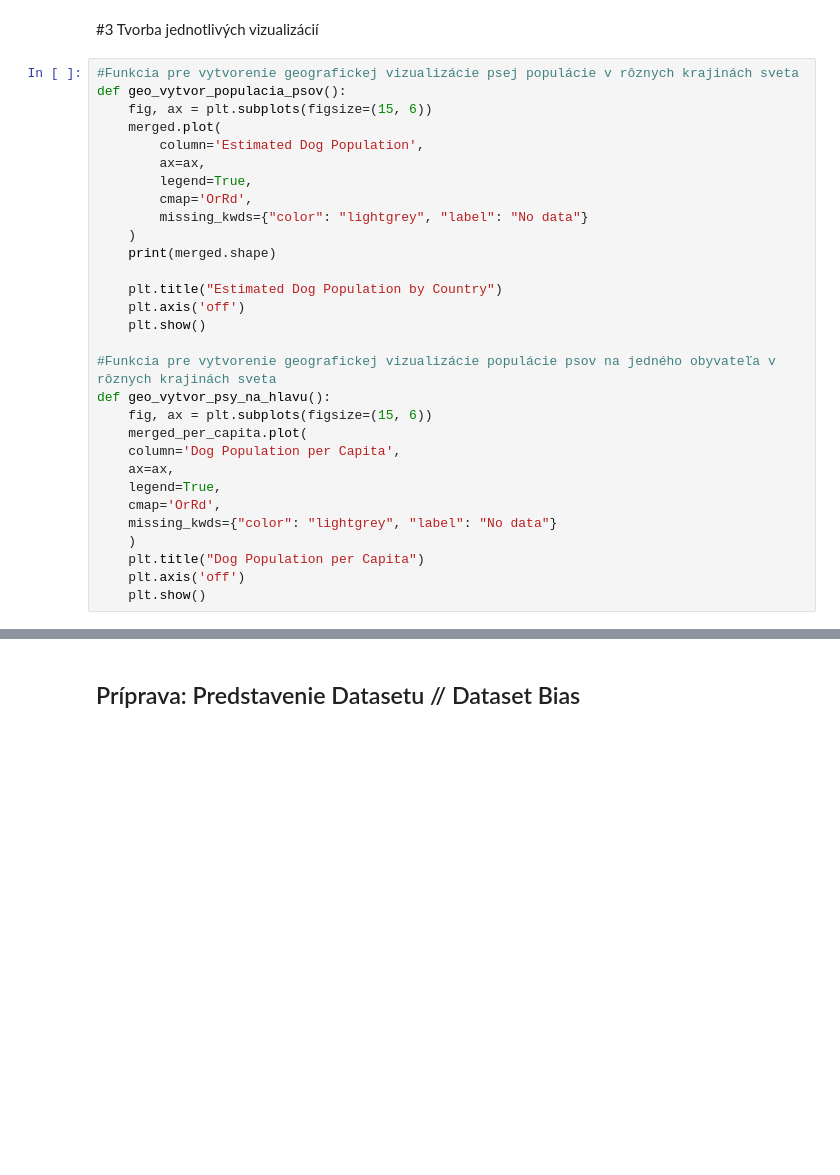
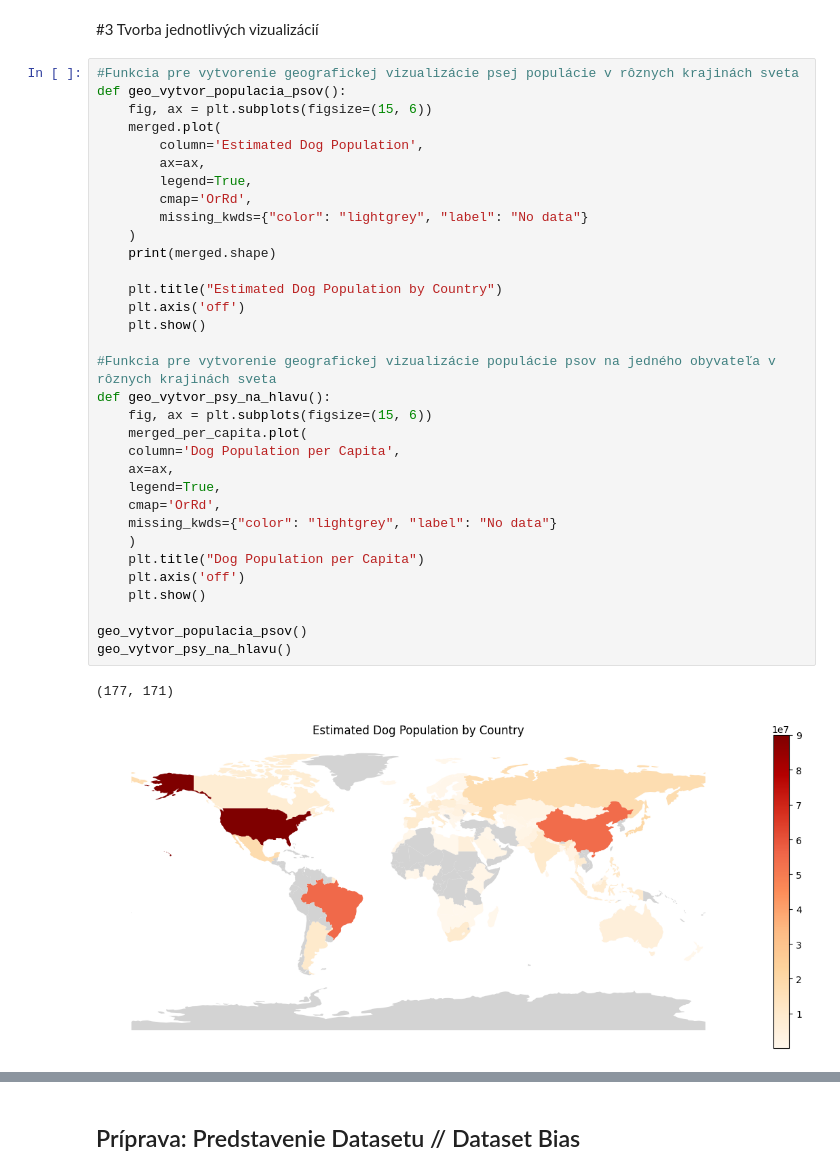
Before and after one commit to Retr-1/AnalyzaPsy, a Jupyter notebook: version.0.1.ipynb, the cells around one changed output, grey strips where cells are left out. Saved outputs shown, nothing was run; the diff lists cells and outputs as text; blank space fills up the shorter version.

```diff
--- a/version.0.1.ipynb
+++ b/version.0.1.ipynb
@@ -91,30 +91,36 @@ merged_per_capita = world_geography.merge(full_table, how='left', left_on='NAME'
 # %%
 #Funkcia pre vytvorenie geografickej vizualizácie psej populácie v rôznych krajinách sveta
 def geo_vytvor_populacia_psov():
     fig, ax = plt.subplots(figsize=(15, 6))
     merged.plot(
         column='Estimated Dog Population',
         ax=ax,
         legend=True,
         cmap='OrRd',
         missing_kwds={"color": "lightgrey", "label": "No data"}
     )
     print(merged.shape)
 
     plt.title("Estimated Dog Population by Country")
     plt.axis('off')
     plt.show()
 
 #Funkcia pre vytvorenie geografickej vizualizácie populácie psov na jedného obyvateľa v rôznych krajinách sveta
 def geo_vytvor_psy_na_hlavu():
     fig, ax = plt.subplots(figsize=(15, 6))
     merged_per_capita.plot(
     column='Dog Population per Capita',
     ax=ax,
     legend=True,
     cmap='OrRd',
     missing_kwds={"color": "lightgrey", "label": "No data"}
     )
     plt.title("Dog Population per Capita")
     plt.axis('off')
     plt.show()
+
+geo_vytvor_populacia_psov()
+geo_vytvor_psy_na_hlavu()
+# %% [output]
+(177, 171)
+[figure, added]
```
Also changed, not shown: parts of 1 cell of this notebook, 2 other files.
